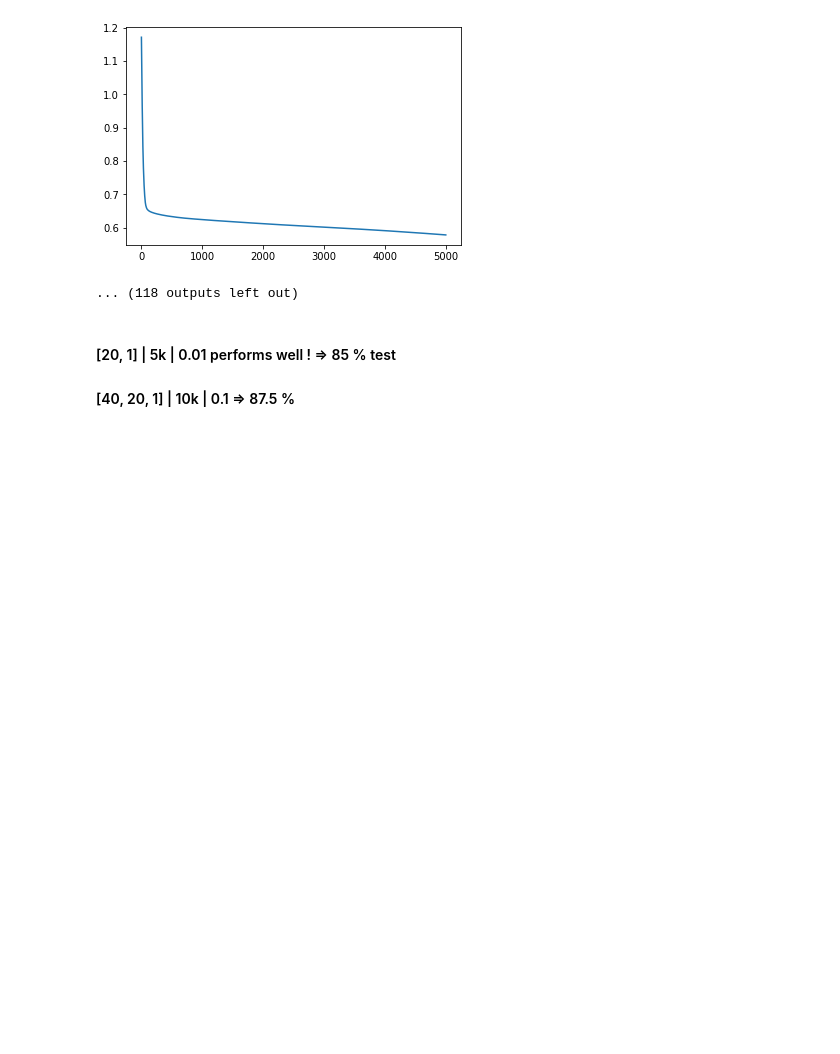
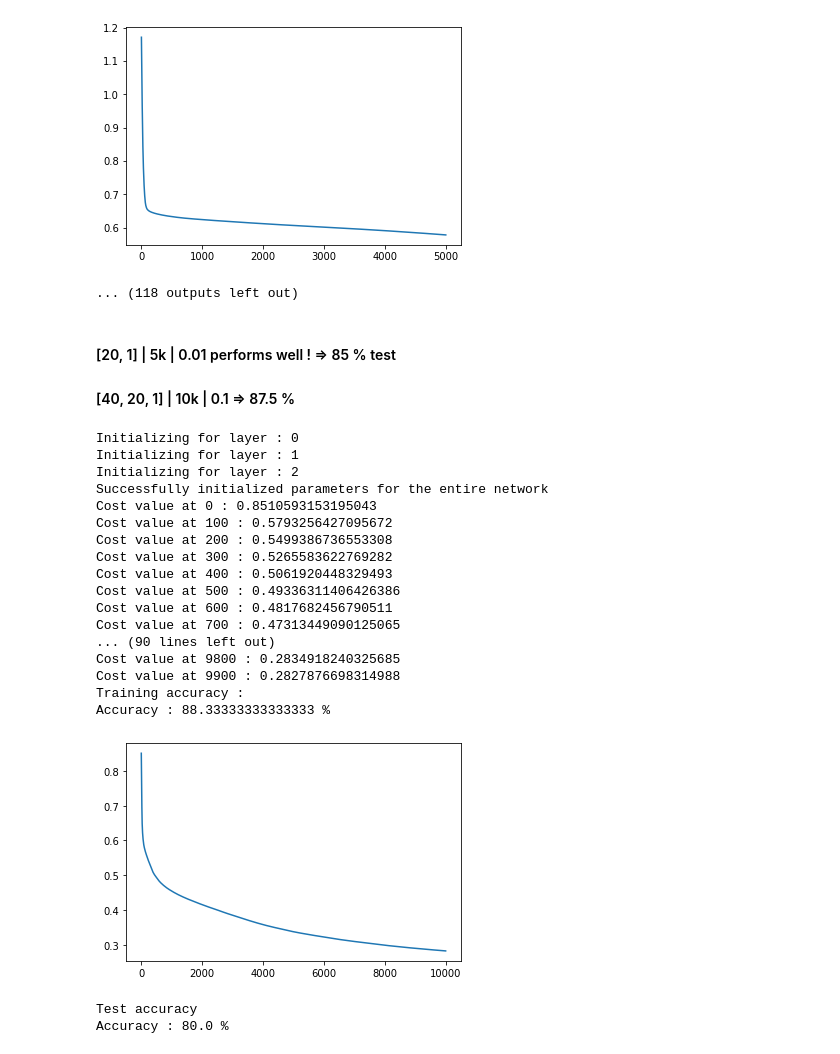
Before and after one commit to valentin-fngr/Neural-Network-Practices, a Jupyter notebook: L_layers_neural_net/L_layer_neural_network.ipynb, the cells around one changed output. Saved outputs shown, nothing was run; the diff lists cells and outputs as text; code cells hidden in the pictures; blank space fills up the shorter version.

```diff
--- a/L_layers_neural_net/L_layer_neural_network.ipynb
+++ b/L_layers_neural_net/L_layer_neural_network.ipynb
@@ -451,3 +451,29 @@ Accuracy : 65.0 %
 # %% [markdown]
 #### [20, 1] | 5k | 0.01 performs well ! => 85 % test
 #### [40, 20, 1] | 10k | 0.1 => 87.5 %
+# %%
+parameters = l_nn(X_train, Y_train, [20, 10, 1], 0.01, 10000, print_t=True)
+# test accuracy :
+print("Test accuracy")
+preds = predict(X_test, parameters, Y_test)
+# %% [output]
+Initializing for layer : 0
+Initializing for layer : 1
+Initializing for layer : 2
+Successfully initialized parameters for the entire network
+Cost value at 0 : 0.8510593153195043
+Cost value at 100 : 0.5793256427095672
+Cost value at 200 : 0.5499386736553308
+Cost value at 300 : 0.5265583622769282
+Cost value at 400 : 0.5061920448329493
+Cost value at 500 : 0.49336311406426386
+Cost value at 600 : 0.4817682456790511
+Cost value at 700 : 0.47313449090125065
+... (90 lines left out)
+Cost value at 9800 : 0.2834918240325685
+Cost value at 9900 : 0.2827876698314988
+Training accuracy :
+Accuracy : 88.33333333333333 %
+[figure, added]
+Test accuracy
+Accuracy : 80.0 %
```
Also changed, not shown: 3 other files.
